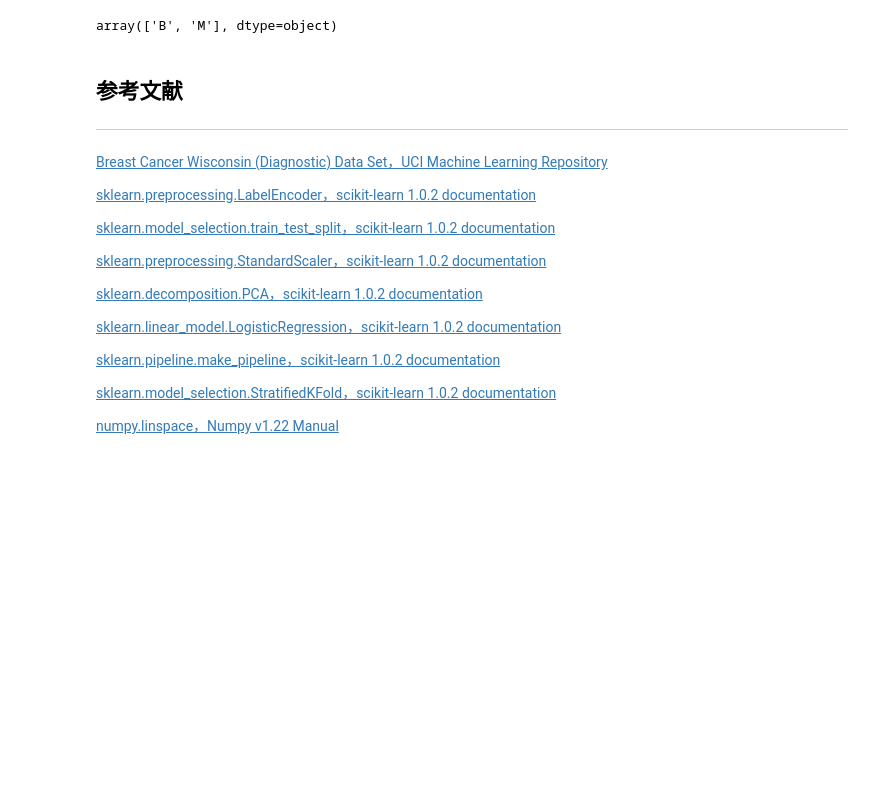
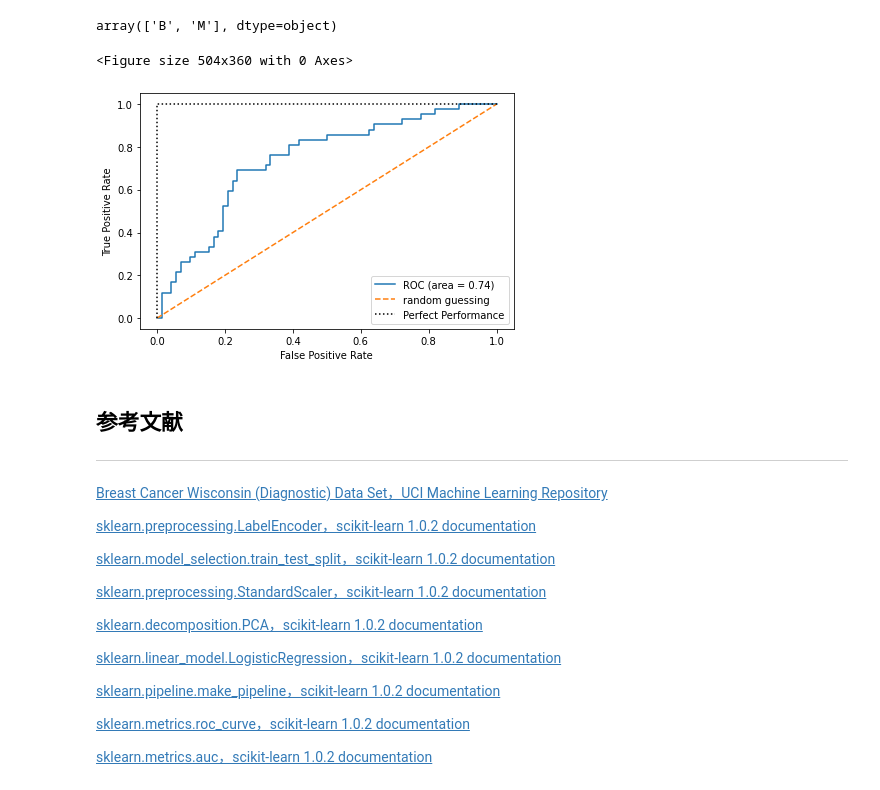
Before and after one commit to kiyoyoki/DataScienceSkillApprentice, a Jupyter notebook: ReceiverOperatingCharacteristic.ipynb, the cells around one changed output. Cells and saved outputs as stored; diff of their text form; code cells hidden in the pictures; blank space fills up the shorter version.

```diff
--- a/ReceiverOperatingCharacteristic.ipynb
+++ b/ReceiverOperatingCharacteristic.ipynb
@@ -100,7 +100,7 @@ array(['B', 'M'], dtype=object)
 # 訓練データとテストデータに分割
 from sklearn.model_selection import train_test_split
 
-X_train, y_train, X_test, y_test = train_test_split(X, y, test_size=0.20, stratify=y, random_state=1)
+X_train, X_test, y_train, y_test = train_test_split(X, y, test_size=0.20, stratify=y, random_state=1)
 # %%
 # データの標準化・主成分分析・ロジスティック回帰を行うパイプラインを構築
 from sklearn.preprocessing import StandardScaler
@@ -114,3 +114,4 @@ pipe_lr = make_pipeline(StandardScaler(),
 # %%
 # 特徴量を2つに絞る(恣意的に精度を落として，ROC曲線を分かりやすくする)
 X_train2 = X_train[:,[4, 14]]
+X_test2 = X_test[:,[4, 14]]
@@ -123,17 +118,33 @@ cv = StratifiedKFold(n_splits=3).split(X_train, y_train)
 # %%
-# ROCとAUCをプロット
+# ROC曲線とAUCをプロット
 from sklearn.metrics import roc_curve, auc
-from scipy import interp
-import numpy as np
 import matplotlib.pyplot as plt
 
 fig = plt.figure(figsize=(7,5))
-
-mean_tpr = 0.0
-mean_fpr = np.linspace(0, 1, 100)
-all_tpr = []
-
-# バリデーションセットごとにROC曲線をプロットし，AOCを求める
+# %% [output]
+<Figure size 504x360 with 0 Axes>
+# %%
+probas = pipe_lr.fit(X_train2, y_train).predict_proba(X_test2)
+fpr, tpr, thresholds = roc_curve(y_test, probas[:,1], pos_label=1)
+roc_auc = auc(fpr, tpr)
+plt.plot(fpr, tpr, label='ROC (area = %0.2f)' % roc_auc)
+
+
+# 当て推量
+plt.plot([0,1], [0,1], linestyle='--', label='random guessing')
+
+# 理想的なモデル
+plt.plot([0,0,1], [0,1,1], linestyle=':', color='black', label='Perfect Performance')
+
+plt.xlim([-0.05, 1.05])
+plt.ylim([-0.05, 1.05])
+plt.xlabel('False Positive Rate')
+plt.ylabel('True Positive Rate')
+plt.legend(loc='lower right')
+plt.tight_layout()
+plt.show()
+# %% [output]
+[figure, added]
 # %% [markdown]
 ## 参考文献
 ---
@@ -152,6 +163,6 @@ all_tpr = []
 
 [sklearn.pipeline.make_pipeline，scikit-learn 1.0.2 documentation](https://scikit-learn.org/stable/modules/generated/sklearn.pipeline.make_pipeline.html)
 
-[sklearn.model_selection.StratifiedKFold，scikit-learn 1.0.2 documentation](https://scikit-learn.org/stable/modules/generated/sklearn.model_selection.StratifiedKFold.html)
+[sklearn.metrics.roc_curve，scikit-learn 1.0.2 documentation](https://scikit-learn.org/stable/modules/generated/sklearn.metrics.roc_curve.html)
 
-[numpy.linspace，Numpy v1.22 Manual](https://numpy.org/doc/stable/reference/generated/numpy.linspace.html)
+[sklearn.metrics.auc，scikit-learn 1.0.2 documentation](https://scikit-learn.org/stable/modules/generated/sklearn.metrics.auc.html)
```
Also changed, not shown: parts of 1 cell of this notebook, 1 other file.
